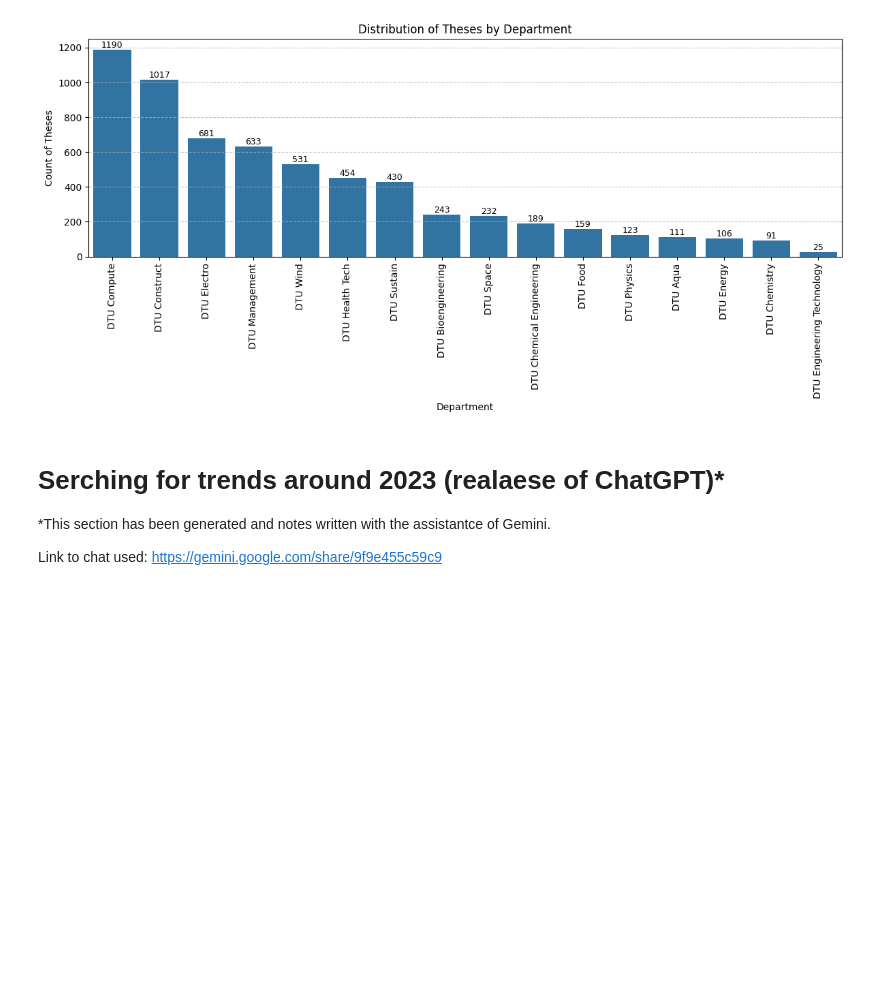
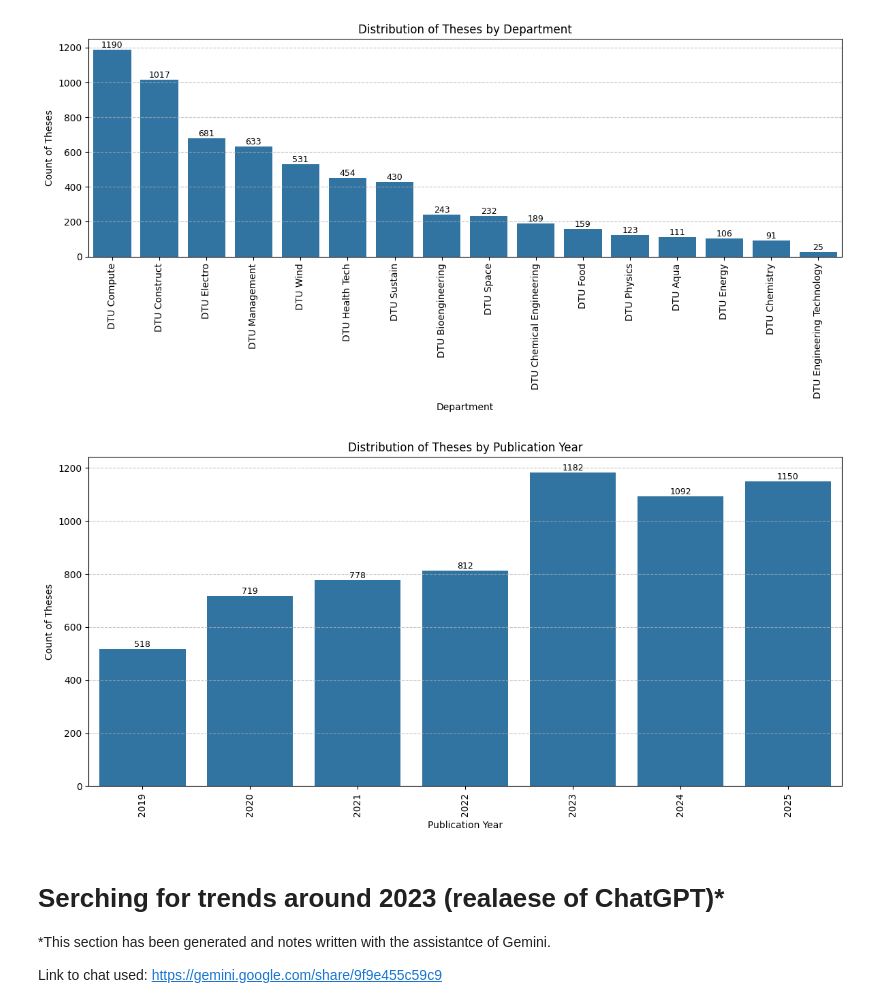
Before and after one commit to OliverKviat/Thesis_OCR, a Jupyter notebook: exploring_data/2023_trends_analysis_notebook.ipynb, the cells around one changed output. Cells and saved outputs as stored; diff of their text form; code cells hidden in the pictures; blank space fills up the shorter version.

```diff
--- a/exploring_data/2023_trends_analysis_notebook.ipynb
+++ b/exploring_data/2023_trends_analysis_notebook.ipynb
@@ -282,6 +282,32 @@ plt.tight_layout()
 plt.savefig('exported_plots/2023_trends_analysis/department_distribution.png')
 # %% [output]
 [figure]
+# %%
+# plot df "Publication Year" count of each unique + show count on bars
+plt.figure(figsize=(12, 6))
+
+year_order = sorted(pd.to_numeric(df_filtered_final["Publication Year"], errors="coerce").dropna().unique())
+
+ax = sns.countplot(
+    data=df_filtered_final,
+    x='Publication Year',
+    order=year_order
+)
+
+# add count labels at the end (top) of each bar
+for container in ax.containers:
+    ax.bar_label(container, fmt='%d', padding=0, fontsize=9)
+
+plt.xticks(rotation=90)
+plt.title('Distribution of Theses by Publication Year')
+plt.xlabel('Publication Year')
+plt.ylabel('Count of Theses')
+plt.grid(axis='y', linestyle='--', alpha=0.7)
+plt.tight_layout()
+plt.savefig('exported_plots/2023_trends_analysis/publication_year_distribution.png')
+plt.show()
+# %% [output]
+[figure, added]
 # %% [markdown]
 # Serching for trends around 2023 (realaese of ChatGPT)*
 *This section has been generated and notes written with the assistantce of Gemini.
```
Also changed, not shown: parts of 1 cell of this notebook, 9 other files.
